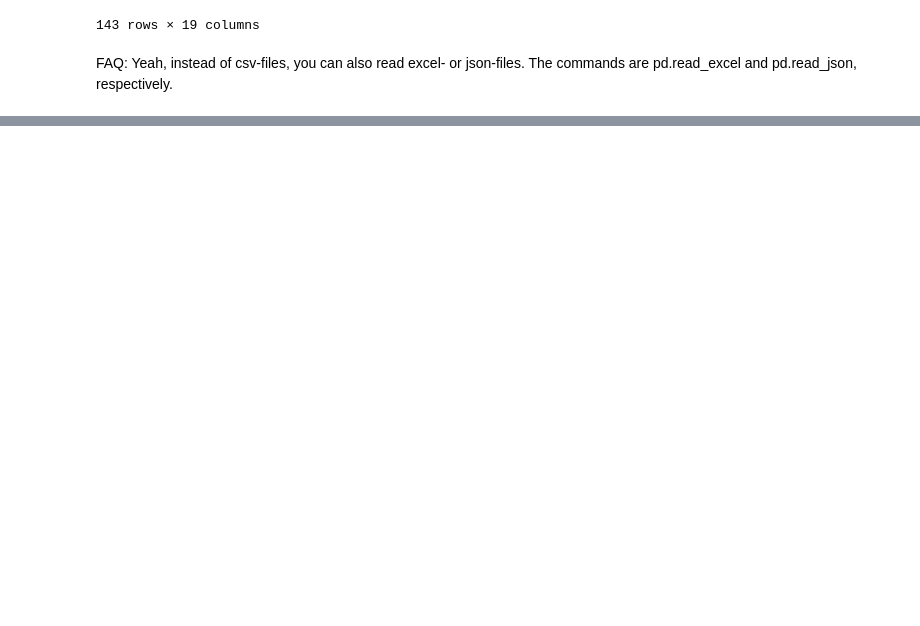
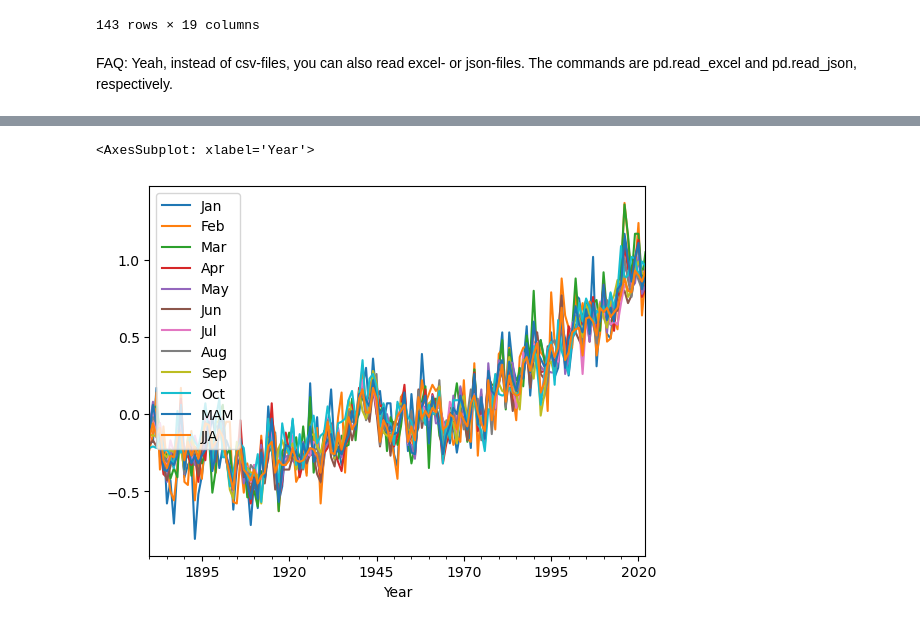
Before and after one commit to zieglerk/data-science-tutorials, a Jupyter notebook: A-pandas/Pandas.ipynb, the cells around one changed output, grey strips where cells are left out. Saved outputs shown, nothing was run; the diff lists cells and outputs as text; code cells hidden in the pictures; blank space fills up the shorter version.

```diff
--- a/A-pandas/Pandas.ipynb
+++ b/A-pandas/Pandas.ipynb
@@ -66,0 +170,5 @@ FAQ: Yeah, instead of csv-files, you can also read excel- or json-files. The com
+# %%
+df.plot()
+# %% [output]
+<AxesSubplot: xlabel='Year'>
+[figure, added]
```
Also changed, not shown: parts of 12 cells of this notebook.
